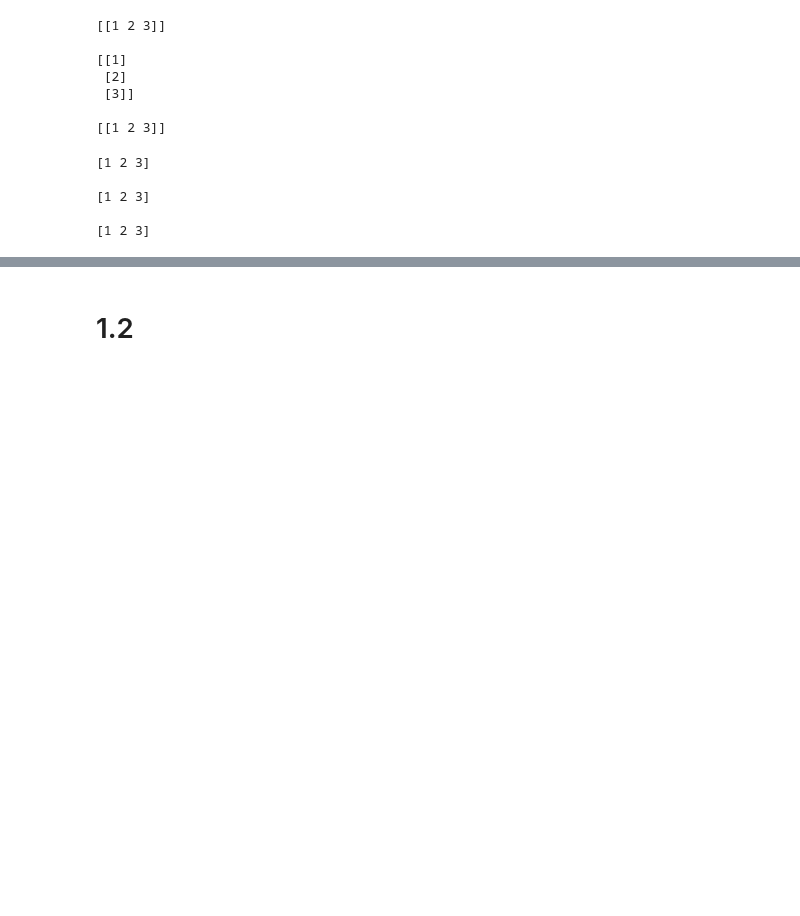
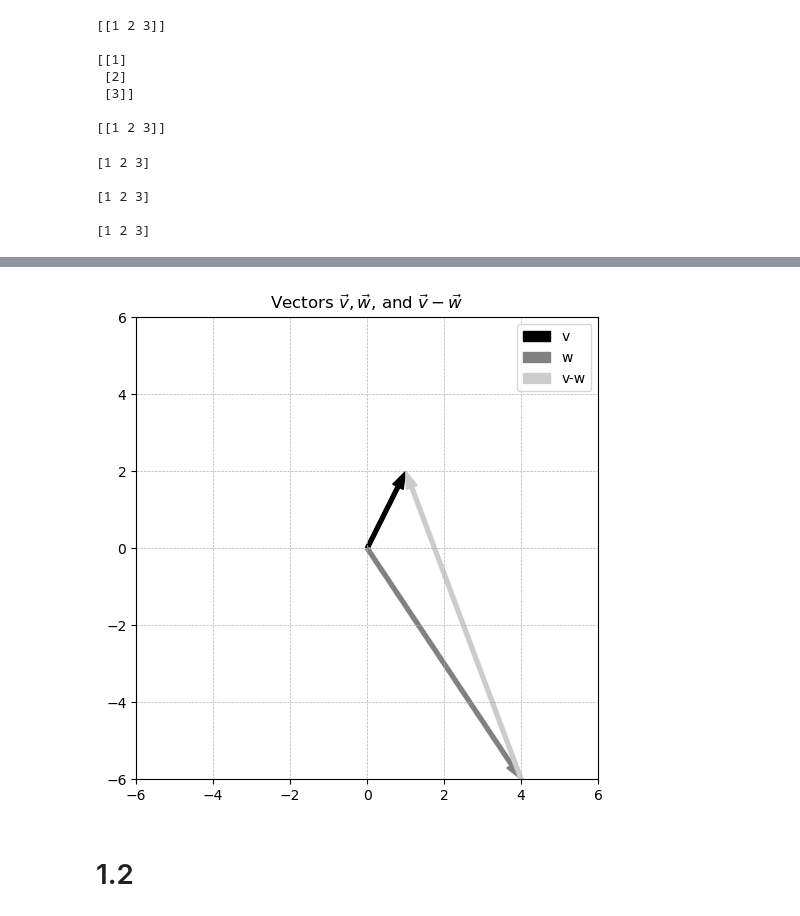
Before and after one commit to refigo/mathematics-vault, a Jupyter notebook: Linear_Algebra/linarg4ds/ch02/ch02_vectors_part1.ipynb, the cells around one changed output, grey strips where cells are left out. Saved outputs shown, nothing was run; the diff lists cells and outputs as text; code cells hidden in the pictures; blank space fills up the shorter version.

```diff
--- a/Linear_Algebra/linarg4ds/ch02/ch02_vectors_part1.ipynb
+++ b/Linear_Algebra/linarg4ds/ch02/ch02_vectors_part1.ipynb
@@ -266,2 +285,25 @@ plt.show()
+# %%
+# vector difference
+vMinusW = v-w
+
+
+# now plot all three vectors
+plt.figure(figsize=(6,6))
+
+a1 = plt.arrow(0,0,v[0],v[1],head_width=.3,width=.1,color='k',length_includes_head=True)
+a2 = plt.arrow(0,0,w[0],w[1],head_width=.3,width=.1,color=[.5,.5,.5],length_includes_head=True)
+a3 = plt.arrow(w[0],w[1],vMinusW[0],vMinusW[1],head_width=.3,width=.1,color=[.8,.8,.8],length_includes_head=True)
+
+
+# make the plot look a bit nicer
+plt.grid(linestyle='--',linewidth=.5)
+plt.axis('square')
+plt.axis([-6,6,-6,6])
+plt.legend([a1,a2,a3],['v','w','v-w'])
+plt.title(r'Vectors $\vec{v}, \vec{w}$, and $\vec{v}-\vec{w}$')
+# plt.savefig('Figure_02_02b.png',dpi=300)
+plt.show()
+# %% [output]
+[figure, added]
 # %% [markdown]
 # 1.2
```
Also changed, not shown: parts of 4 cells of this notebook.
